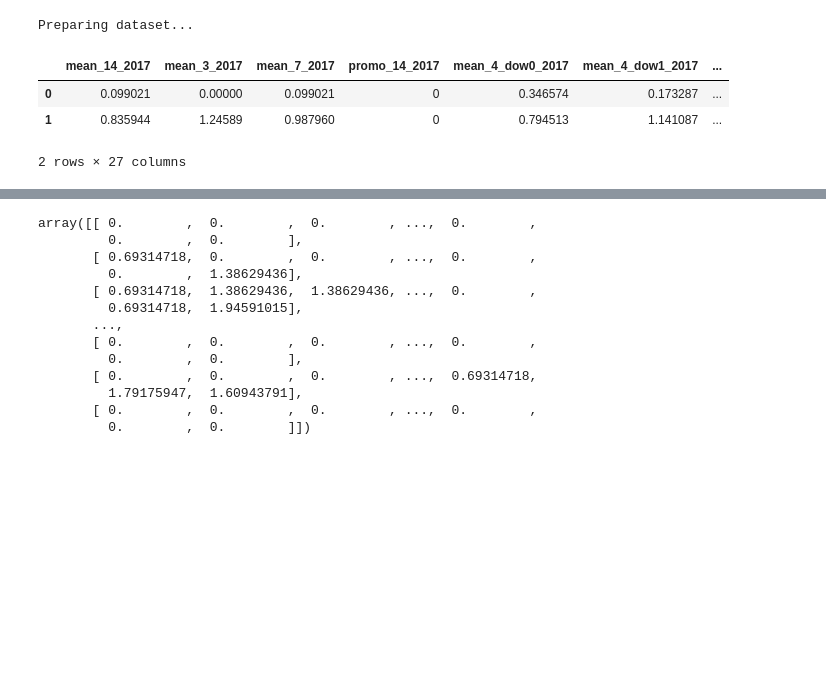
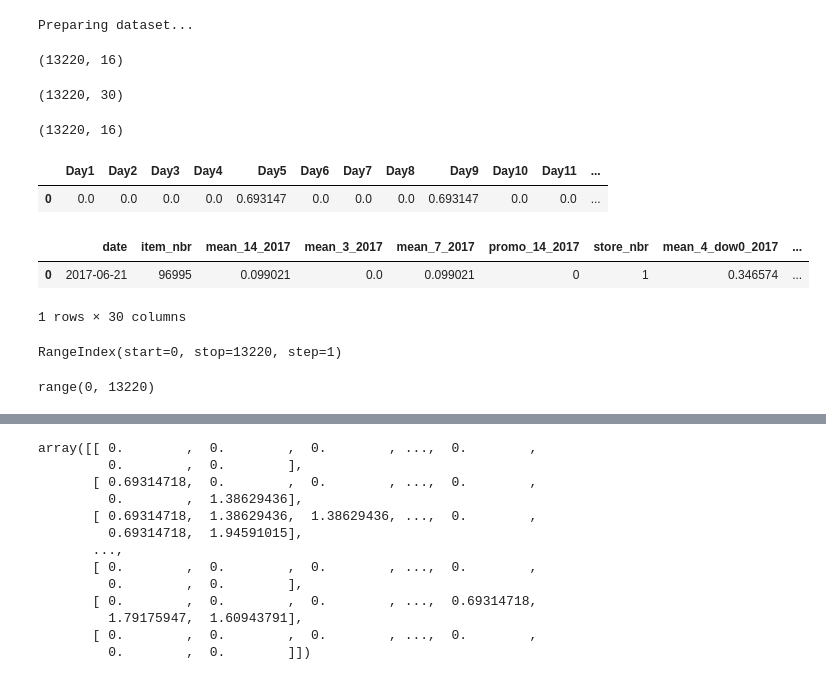
Before and after one commit to PZ11/kagglegrocery, a Jupyter notebook: jupyter/LGB_Debug.ipynb, the cells around one changed output, grey strips where cells are left out. Saved outputs shown, nothing was run; the diff lists cells and outputs as text; code cells hidden in the pictures; blank space fills up the shorter version.

```diff
--- a/jupyter/LGB_Debug.ipynb
+++ b/jupyter/LGB_Debug.ipynb
@@ -84,5 +82,5 @@ df_2017.columns = df_2017.columns.get_level_values(1)
 
 items = items.reindex(df_2017.index.get_level_values(1))
 # %%
-df_2017_nbr = pd.DataFrame(df_2017["2017-06-01"].copy())
+df_2017_nbr = pd.DataFrame(df_2017.copy())
 df_2017_nbr.reset_index(inplace = True)
@@ -113,9 +107,9 @@ def get_timespan(df, dt, minus, periods, freq='D'):
 
 def prepare_dataset(t2017, is_train=True):
     X = pd.DataFrame({
-#       "item_nbr": df_2017_nbr.item_nbr,
-#       "store_nbr": df_2017_nbr.store_nbr,
-#       "date": (t2017 + delta),
+       "item_nbr": df_2017_nbr.item_nbr,
+       "store_nbr": df_2017_nbr.store_nbr,
+       "date": (t2017 + delta),
         "mean_3_2017": get_timespan(df_2017, t2017, 3, 3).mean(axis=1).values,
         "mean_7_2017": get_timespan(df_2017, t2017, 7, 7).mean(axis=1).values,
         "mean_14_2017": get_timespan(df_2017, t2017, 14, 14).mean(axis=1).values,
@@ -162,0 +152,4 @@ Preparing dataset...
+# %%
+y_train.shape
+# %% [output]
+(13220, 16)
@@ -163,7 +161,27 @@ Preparing dataset...
+# %%
+X_train.shape
+# %% [output]
+(13220, 30)
+# %%
+df_y_train.shape
+# %% [output]
+(13220, 16)
+# %%
+df_y_train.head(1)
+# %% [output]
+|  | Day1 | Day2 | Day3 | Day4 | Day5 | Day6 | Day7 | Day8 | Day9 | Day10 | Day11 | ... |
+| 0 | 0.0 | 0.0 | 0.0 | 0.0 | 0.693147 | 0.0 | 0.0 | 0.0 | 0.693147 | 0.0 | 0.0 | ... |
 # %%
-X_train.head(2)
+X_train.head(1)
 # %% [output]
-|  | mean_14_2017 | mean_3_2017 | mean_7_2017 | promo_14_2017 | mean_4_dow0_2017 | mean_4_dow1_2017 | ... |
-| 0 | 0.099021 | 0.00000 | 0.099021 | 0 | 0.346574 | 0.173287 | ... |
-| 1 | 0.835944 | 1.24589 | 0.987960 | 0 | 0.794513 | 1.141087 | ... |
+|  | date | item_nbr | mean_14_2017 | mean_3_2017 | mean_7_2017 | promo_14_2017 | store_nbr | mean_4_dow0_2017 | ... |
+| 0 | 2017-06-21 | 96995 | 0.099021 | 0.0 | 0.099021 | 0 | 1 | 0.346574 | ... |
-2 rows × 27 columns
+1 rows × 30 columns
+# %%
+df_y_train.index
+# %% [output]
+RangeIndex(start=0, stop=13220, step=1)
+# %%
+range(len(X_train))
+# %% [output]
+range(0, 13220)
```
Also changed, not shown: parts of 20 cells of this notebook, 1 other file.
